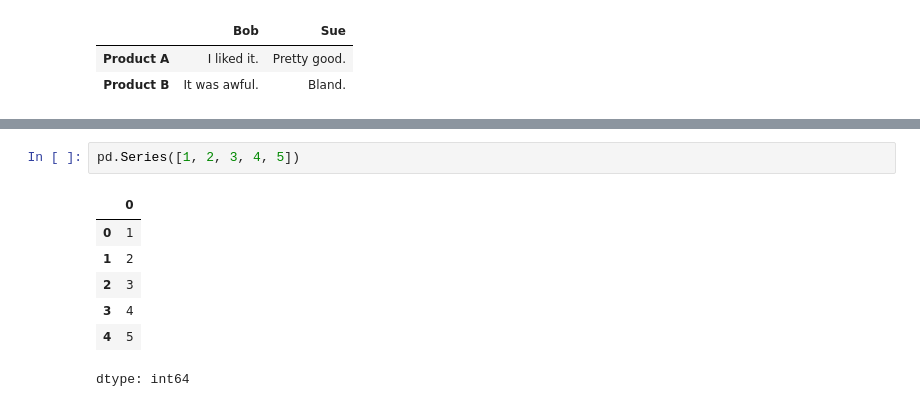
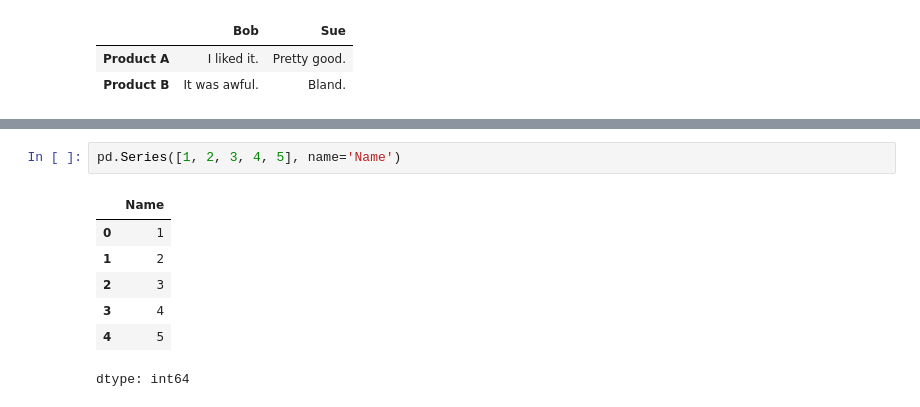
Before and after one commit to tak-creator/Colab-Lab, a Jupyter notebook: pandas_tutotial.ipynb, the cells around one changed output, grey strips where cells are left out. Cells and saved outputs as stored; diff of their text form.

```diff
--- a/pandas_tutotial.ipynb
+++ b/pandas_tutotial.ipynb
@@ -25,7 +44,7 @@ pd.DataFrame({'Bob': ['I liked it.', 'It was awful.'],
 # %%
-pd.Series([1, 2, 3, 4, 5])
+pd.Series([1, 2, 3, 4, 5], name='Name')
 # %% [output]
-|  | 0 |
+|  | Name |
 | 0 | 1 |
 | 1 | 2 |
 | 2 | 3 |
```
Also changed, not shown: parts of 39 cells of this notebook.
